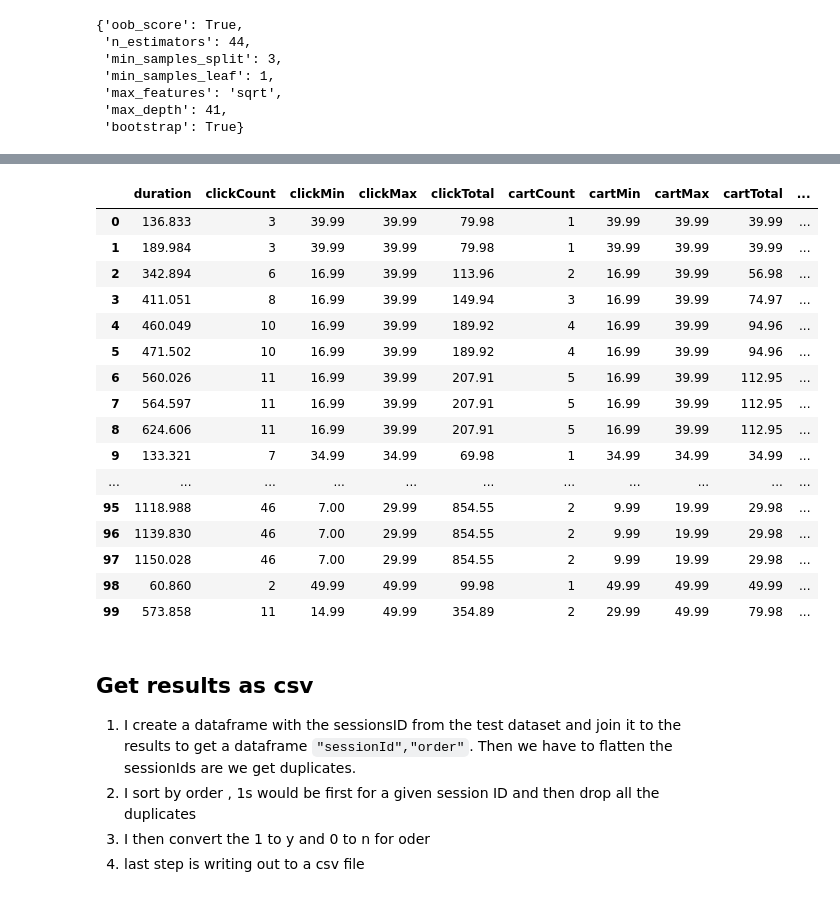
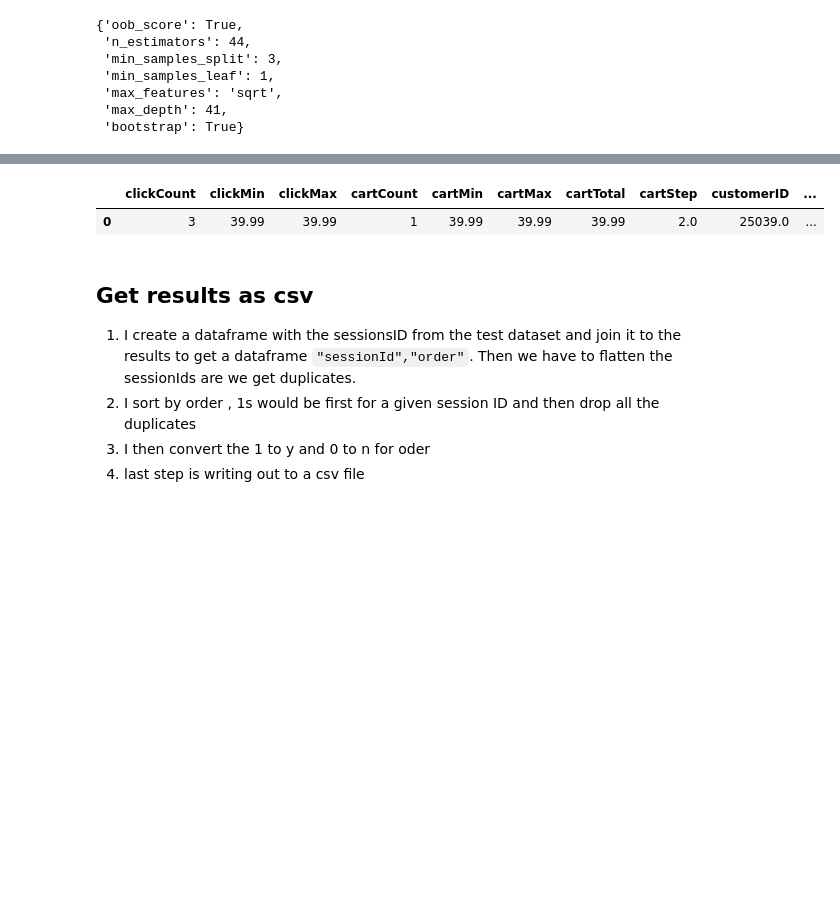
Before and after one commit to BrainMonkey/ml-contest1, a Jupyter notebook: python/jhiciano.ipynb, the cells around one changed output, grey strips where cells are left out. Drawn from its saved outputs; the diff is of its cells as text; code cells hidden in the pictures; blank space fills up the shorter version.

```diff
--- a/python/jhiciano.ipynb
+++ b/python/jhiciano.ipynb
@@ -168,12 +175,14 @@ common_drops = ['sessionID',
 #                 'clickMin',
 #                 'cartMin',
                  'hour',
-#                 'duration',
+                'duration',
 #                 'clickCount',
 #                 'clickMax',
 #                 'cartMax',
 #                 'clickTotal',
 #                 'cartTotal'
                ]
+
+common_drops = ['sessionID','hour','weekday','duration','availability','clickTotal']
 drop_columns_train = ['order']+ common_drops
 drop_columns_submission = []+common_drops
@@ -261,0 +285,6 @@ memory usage: 75.4 MB
+# %%
+df_test_cl = df_test.drop(drop_columns_submission,axis=1)
+df_test_cl = pd.get_dummies(df_test_cl)
+df_test_cl = df_test_cl.drop('status_n',axis=1)
+df_test_cl =pd.DataFrame(df_test_cl).fillna(-1)
+len(df_test_cl)
@@ -536,23 +544,8 @@ df_test_cl.head()
 # %%
-df_test_cl.head(100)
+df_test_cl.head(1)
 # %% [output]
-|  | duration | clickCount | clickMin | clickMax | clickTotal | cartCount | cartMin | cartMax | cartTotal | ... |
-| 0 | 136.833 | 3 | 39.99 | 39.99 | 79.98 | 1 | 39.99 | 39.99 | 39.99 | ... |
-| 1 | 189.984 | 3 | 39.99 | 39.99 | 79.98 | 1 | 39.99 | 39.99 | 39.99 | ... |
-| 2 | 342.894 | 6 | 16.99 | 39.99 | 113.96 | 2 | 16.99 | 39.99 | 56.98 | ... |
-| 3 | 411.051 | 8 | 16.99 | 39.99 | 149.94 | 3 | 16.99 | 39.99 | 74.97 | ... |
-| 4 | 460.049 | 10 | 16.99 | 39.99 | 189.92 | 4 | 16.99 | 39.99 | 94.96 | ... |
-| 5 | 471.502 | 10 | 16.99 | 39.99 | 189.92 | 4 | 16.99 | 39.99 | 94.96 | ... |
-| 6 | 560.026 | 11 | 16.99 | 39.99 | 207.91 | 5 | 16.99 | 39.99 | 112.95 | ... |
-| 7 | 564.597 | 11 | 16.99 | 39.99 | 207.91 | 5 | 16.99 | 39.99 | 112.95 | ... |
-| 8 | 624.606 | 11 | 16.99 | 39.99 | 207.91 | 5 | 16.99 | 39.99 | 112.95 | ... |
-| 9 | 133.321 | 7 | 34.99 | 34.99 | 69.98 | 1 | 34.99 | 34.99 | 34.99 | ... |
-| ... | ... | ... | ... | ... | ... | ... | ... | ... | ... | ... |
-| 95 | 1118.988 | 46 | 7.00 | 29.99 | 854.55 | 2 | 9.99 | 19.99 | 29.98 | ... |
-| 96 | 1139.830 | 46 | 7.00 | 29.99 | 854.55 | 2 | 9.99 | 19.99 | 29.98 | ... |
-| 97 | 1150.028 | 46 | 7.00 | 29.99 | 854.55 | 2 | 9.99 | 19.99 | 29.98 | ... |
-| 98 | 60.860 | 2 | 49.99 | 49.99 | 99.98 | 1 | 49.99 | 49.99 | 49.99 | ... |
-| 99 | 573.858 | 11 | 14.99 | 49.99 | 354.89 | 2 | 29.99 | 49.99 | 79.98 | ... |
+|  | clickCount | clickMin | clickMax | cartCount | cartMin | cartMax | cartTotal | cartStep | customerID | ... |
+| 0 | 3 | 39.99 | 39.99 | 1 | 39.99 | 39.99 | 39.99 | 2.0 | 25039.0 | ... |
 # %%
 results = clf2.predict(df_test_cl)
 # %% [markdown]
```
Also changed, not shown: parts of 28 cells of this notebook, 1 other file.
